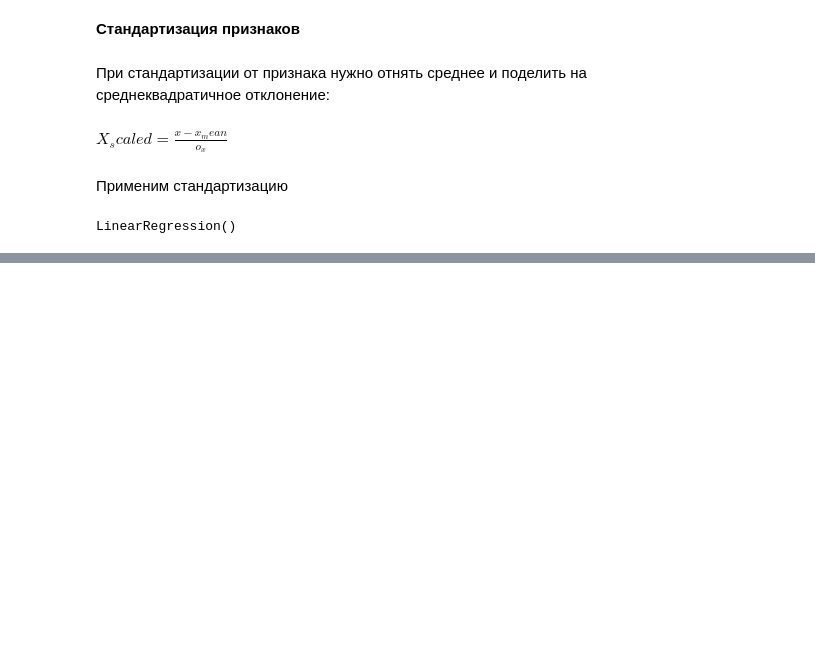
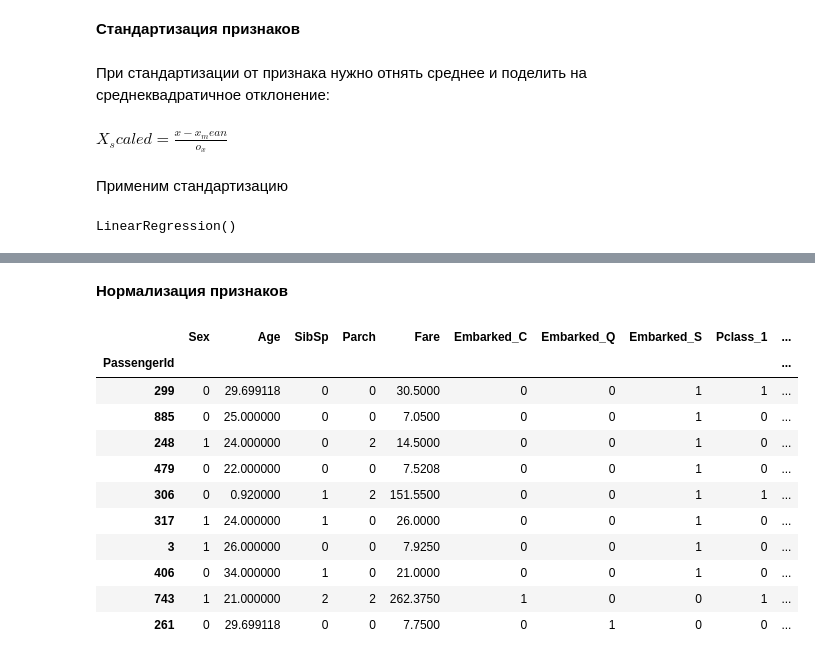
Before and after one commit to Twist-tracer/gb-python-libs, a Jupyter notebook: lesson6/lesson.ipynb, the cells around one changed output, grey strips where cells are left out. Cells and saved outputs as stored; diff of their text form; code cells hidden in the pictures; blank space fills up the shorter version.

```diff
--- a/lesson6/lesson.ipynb
+++ b/lesson6/lesson.ipynb
@@ -267,0 +691,8 @@ Text(0, 0.5, 'Признак')
+# %%
+x_train = pd.read_pickle('data/x_train.pkl')
+y_train = pd.read_pickle('data/y_train.pkl')
+
+x_valid = pd.read_pickle('data/x_valid.pkl')
+y_valid = pd.read_pickle('data/y_valid.pkl')
+# %% [markdown]
+**Нормализация признаков**
@@ -267,0 +703,15 @@ Text(0, 0.5, 'Признак')
+# %%
+x_train.head(10)
+# %% [output]
+|  | Sex | Age | SibSp | Parch | Fare | Embarked_C | Embarked_Q | Embarked_S | Pclass_1 | ... |
+| PassengerId |  |  |  |  |  |  |  |  |  | ... |
+| 299 | 0 | 29.699118 | 0 | 0 | 30.5000 | 0 | 0 | 1 | 1 | ... |
+| 885 | 0 | 25.000000 | 0 | 0 | 7.0500 | 0 | 0 | 1 | 0 | ... |
+| 248 | 1 | 24.000000 | 0 | 2 | 14.5000 | 0 | 0 | 1 | 0 | ... |
+| 479 | 0 | 22.000000 | 0 | 0 | 7.5208 | 0 | 0 | 1 | 0 | ... |
+| 306 | 0 | 0.920000 | 1 | 2 | 151.5500 | 0 | 0 | 1 | 1 | ... |
+| 317 | 1 | 24.000000 | 1 | 0 | 26.0000 | 0 | 0 | 1 | 0 | ... |
+| 3 | 1 | 26.000000 | 0 | 0 | 7.9250 | 0 | 0 | 1 | 0 | ... |
+| 406 | 0 | 34.000000 | 1 | 0 | 21.0000 | 0 | 0 | 1 | 0 | ... |
+| 743 | 1 | 21.000000 | 2 | 2 | 262.3750 | 1 | 0 | 0 | 1 | ... |
+| 261 | 0 | 29.699118 | 0 | 0 | 7.7500 | 0 | 1 | 0 | 0 | ... |
```
Also changed, not shown: parts of 129 cells of this notebook, 6 other files.
